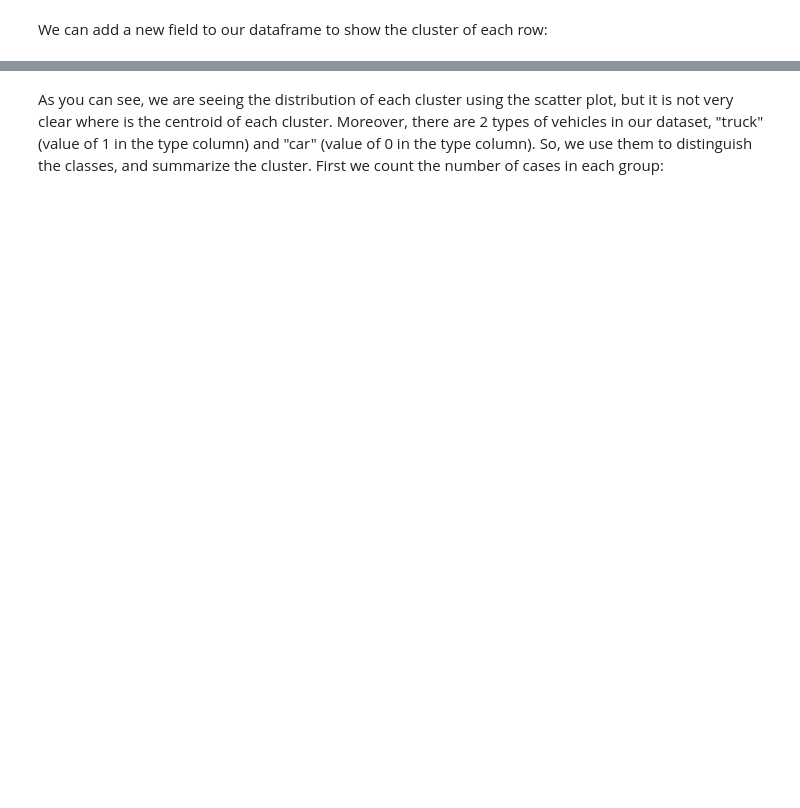
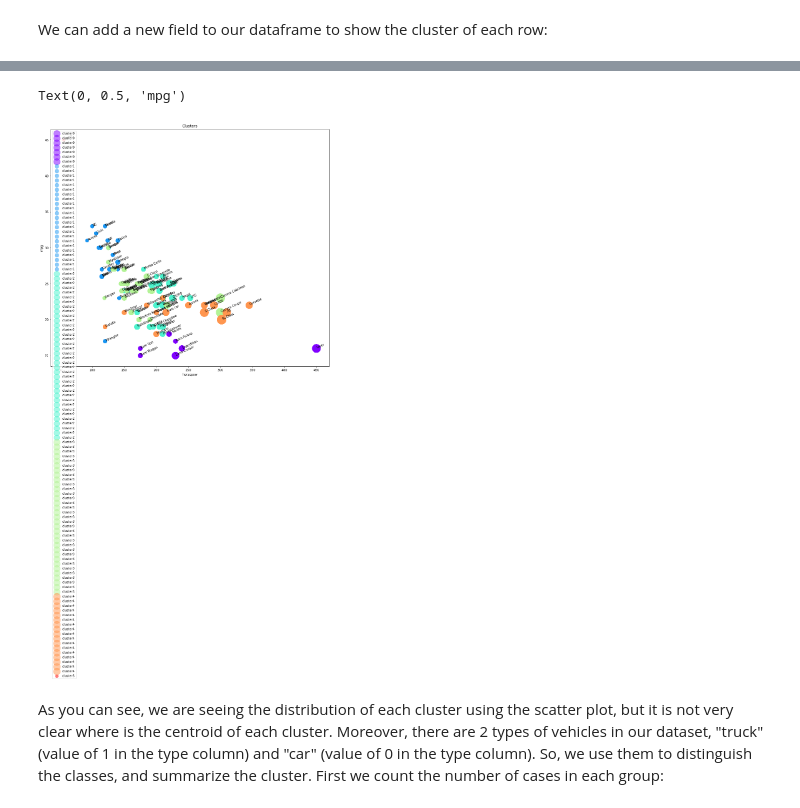
Before and after one commit to lvallejomendez/Coursera-IBM_data_science, a Jupyter notebook: Machine Learning with Python/notebooks/ML0101EN-Clus-Hierarchical-Cars-py-v1.ipynb, the cells around one changed output, grey strips where cells are left out. Cells and saved outputs as stored; diff of their text form; code cells hidden in the pictures; blank space fills up the shorter version.

```diff
--- a/Machine Learning with Python/notebooks/ML0101EN-Clus-Hierarchical-Cars-py-v1.ipynb
+++ b/Machine Learning with Python/notebooks/ML0101EN-Clus-Hierarchical-Cars-py-v1.ipynb
@@ -321,19 +499,21 @@ pdf.head()
 # %%
 import matplotlib.cm as cm
+
 n_clusters = max(agglom.labels_)+1
 colors = cm.rainbow(np.linspace(0, 1, n_clusters))
 cluster_labels = list(range(0, n_clusters))
 
 # Create a figure of size 6 inches by 4 inches.
-plt.figure(figsize=(16,14))
+plt.figure(figsize=(16, 14))
 
 for color, label in zip(colors, cluster_labels):
     subset = pdf[pdf.cluster_ == label]
     for i in subset.index:
-            plt.text(subset.horsepow[i], subset.mpg[i],str(subset['model'][i]), rotation=25)
-    plt.scatter(subset.horsepow, subset.mpg, s= subset.price*10, c=color, label='cluster'+str(label),alpha=0.5)
+        plt.text(subset.horsepow[i], subset.mpg[i], str(subset['model'][i]), rotation=25)
+        plt.scatter(subset.horsepow, subset.mpg, s=subset.price*10, c=color, label='cluster'+str(label),alpha=0.5)
 #    plt.scatter(subset.horsepow, subset.mpg)
-plt.legend()
+plt.legend(loc=0)
 plt.title('Clusters')
 plt.xlabel('horsepow')
 plt.ylabel('mpg')
+# %% [output]
@@ -340,3 +537,5 @@ plt.ylabel('mpg')
+Text(0, 0.5, 'mpg')
+[figure, added]
 # %% [markdown]
 As you can see, we are seeing the distribution of each cluster using the scatter plot, but it is not very clear where is the centroid of each cluster. Moreover, there are 2 types of vehicles in our dataset, "truck" (value of 1 in the type column) and "car" (value of 0 in the type column). So, we use them to distinguish the classes, and summarize the cluster. First we count the number of cases in each group:
 # %%
```
Also changed, not shown: parts of 28 cells of this notebook, 2 other files.
